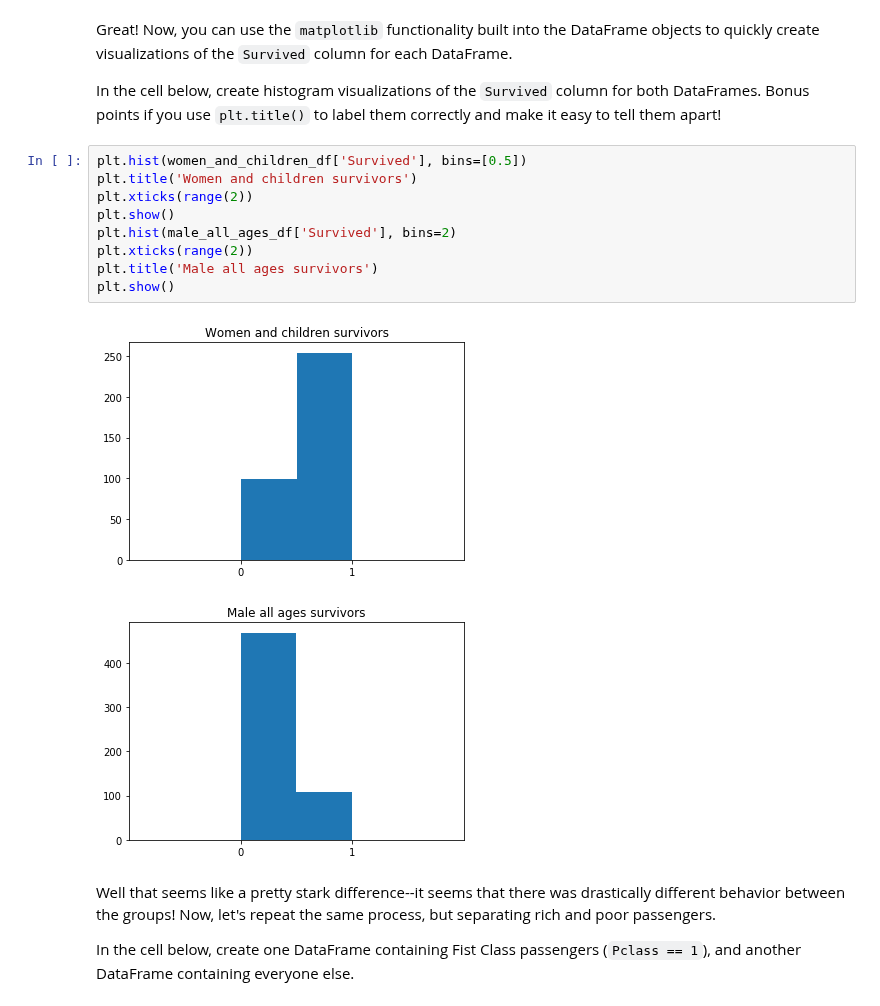
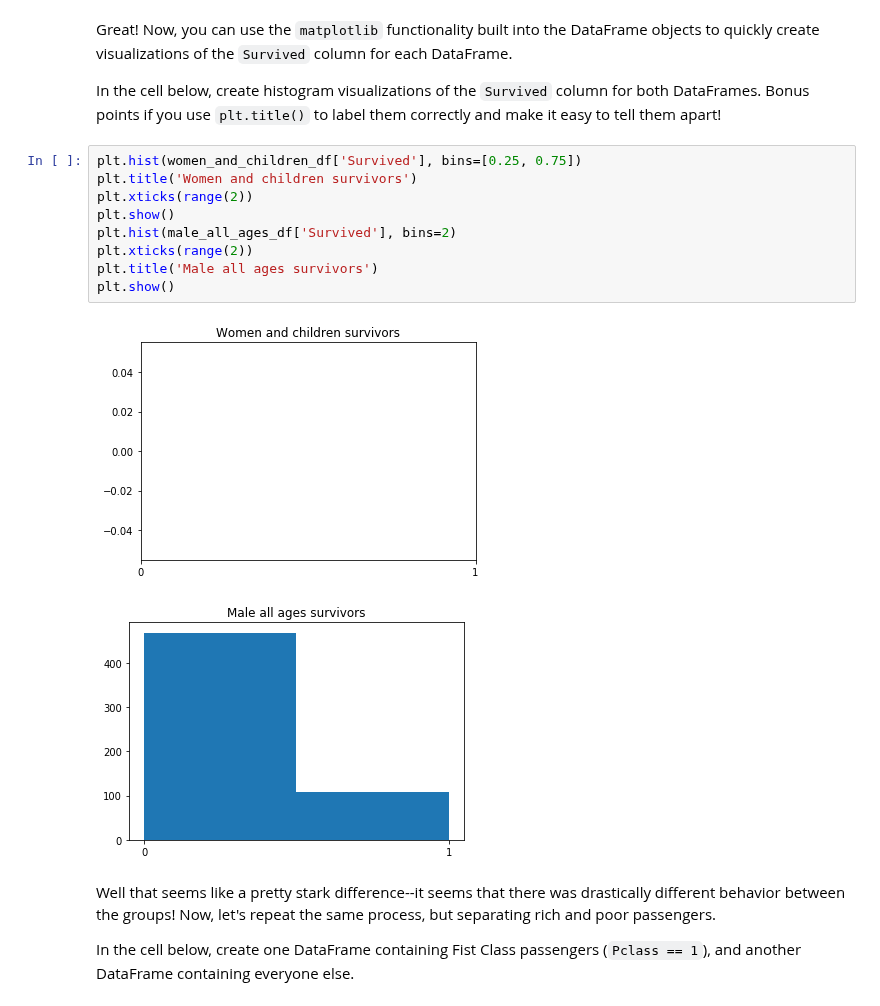
Before and after one commit to bgilroy26/dsc-using-sql-with-pandas-lab-nyc-ds-071519, a Jupyter notebook: index.ipynb, the cells around one changed output. Cells and saved outputs as stored; diff of their text form.

```diff
--- a/index.ipynb
+++ b/index.ipynb
@@ -149,17 +149,17 @@ Great! Now, you can use the `matplotlib` functionality built into the DataFrame
 
 In the cell below, create histogram visualizations of the `Survived` column for both DataFrames.  Bonus points if you use `plt.title()` to label them correctly and make it easy to tell them apart!
 # %%
-plt.hist(women_and_children_df['Survived'], bins=[0.5])
+plt.hist(women_and_children_df['Survived'], bins=[0.25, 0.75])
 plt.title('Women and children survivors')
 plt.xticks(range(2))
 plt.show()
 plt.hist(male_all_ages_df['Survived'], bins=2)
 plt.xticks(range(2))
 plt.title('Male all ages survivors')
 plt.show()
 # %% [output]
-[figure, old version]
+[figure, new version]
-[figure, old version]
+[figure, new version]
 # %% [markdown]
 Well that seems like a pretty stark difference--it seems that there was drastically different behavior between the groups!  Now, let's repeat the same process, but separating rich and poor passengers.
 
```
